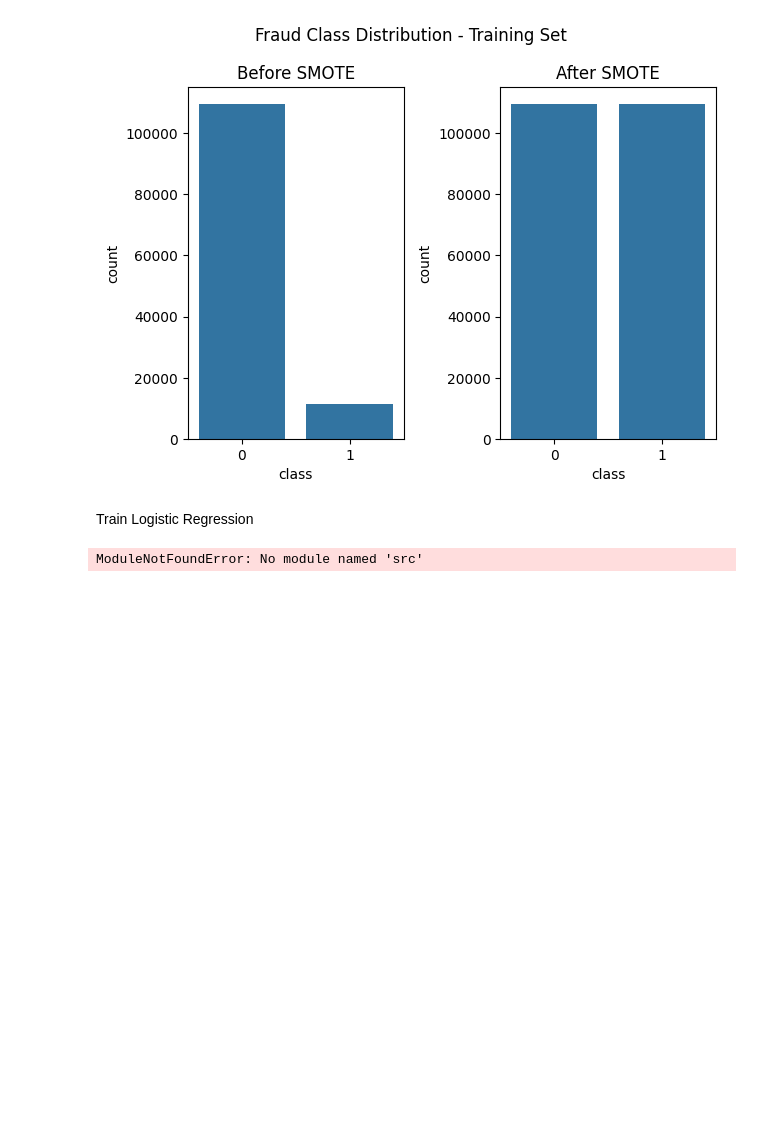
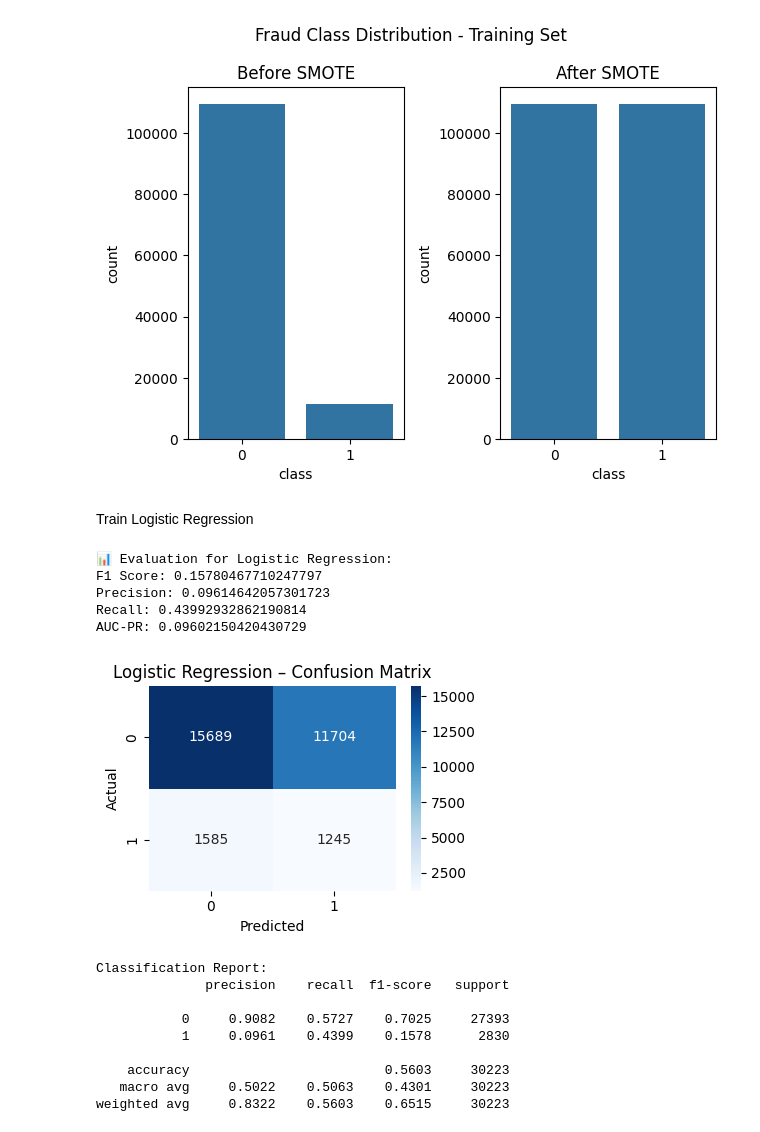
Before and after one commit to Filimon-H/fraud-detection-ecommerce-banking, a Jupyter notebook: notebook/modeling_fraud_data.ipynb, the cells around one changed output. Saved outputs shown, nothing was run; the diff lists cells and outputs as text; code cells hidden in the pictures; blank space fills up the shorter version.

Commit message:
update modeling

```diff
--- a/notebook/modeling_fraud_data.ipynb
+++ b/notebook/modeling_fraud_data.ipynb
@@ -67,14 +67,36 @@ plt.show()
 # %% [markdown]
 Train Logistic Regression
 # %%
+import sys
+import os
+
+# Add src to path
+sys.path.append(os.path.abspath(os.path.join(os.getcwd(), "..", "src")))
+
+from model_utils import evaluate_model
 from sklearn.linear_model import LogisticRegression
-from src.model_utils import evaluate_model
+
 
 # Train logistic regression on SMOTE-balanced data
 lr_model = LogisticRegression(max_iter=1000, random_state=42)
 lr_model.fit(X_train_balanced, y_train_balanced)
 
-# Evaluate on original test set
-evaluate_model(lr_model, X_test, y_test, model_name="Logistic Regression")
+# Evaluate on original test set (drop non-numeric columns for consistency)
+X_test_numeric = X_test.drop(columns=non_numeric_cols)
+evaluate_model(lr_model, X_test_numeric, y_test, model_name="Logistic Regression")
 # %% [output]
-ModuleNotFoundError: No module named 'src'
+📊 Evaluation for Logistic Regression:
+F1 Score: 0.15780467710247797
+Precision: 0.09614642057301723
+Recall: 0.43992932862190814
+AUC-PR: 0.09602150420430729
+[figure, added]
+Classification Report:
+              precision    recall  f1-score   support
+
+           0     0.9082    0.5727    0.7025     27393
+           1     0.0961    0.4399    0.1578      2830
+
+    accuracy                         0.5603     30223
+   macro avg     0.5022    0.5063    0.4301     30223
+weighted avg     0.8322    0.5603    0.6515     30223
```
Also changed, not shown: parts of 6 cells of this notebook.
